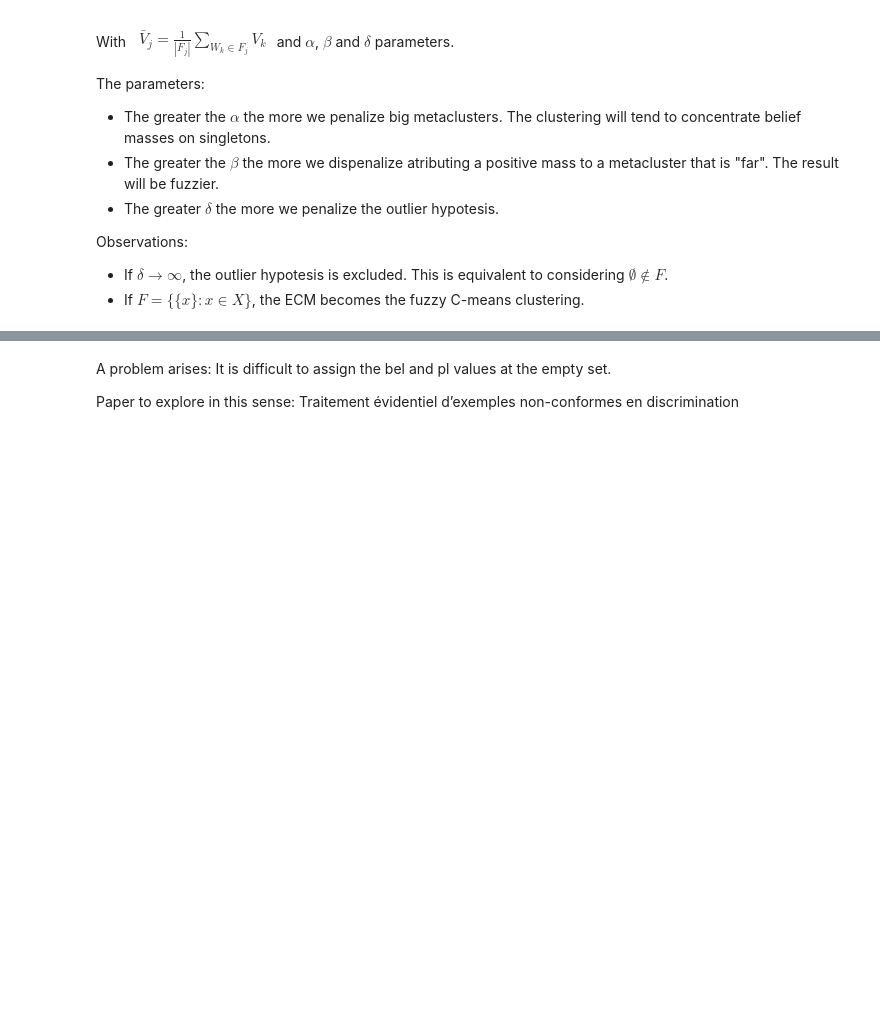
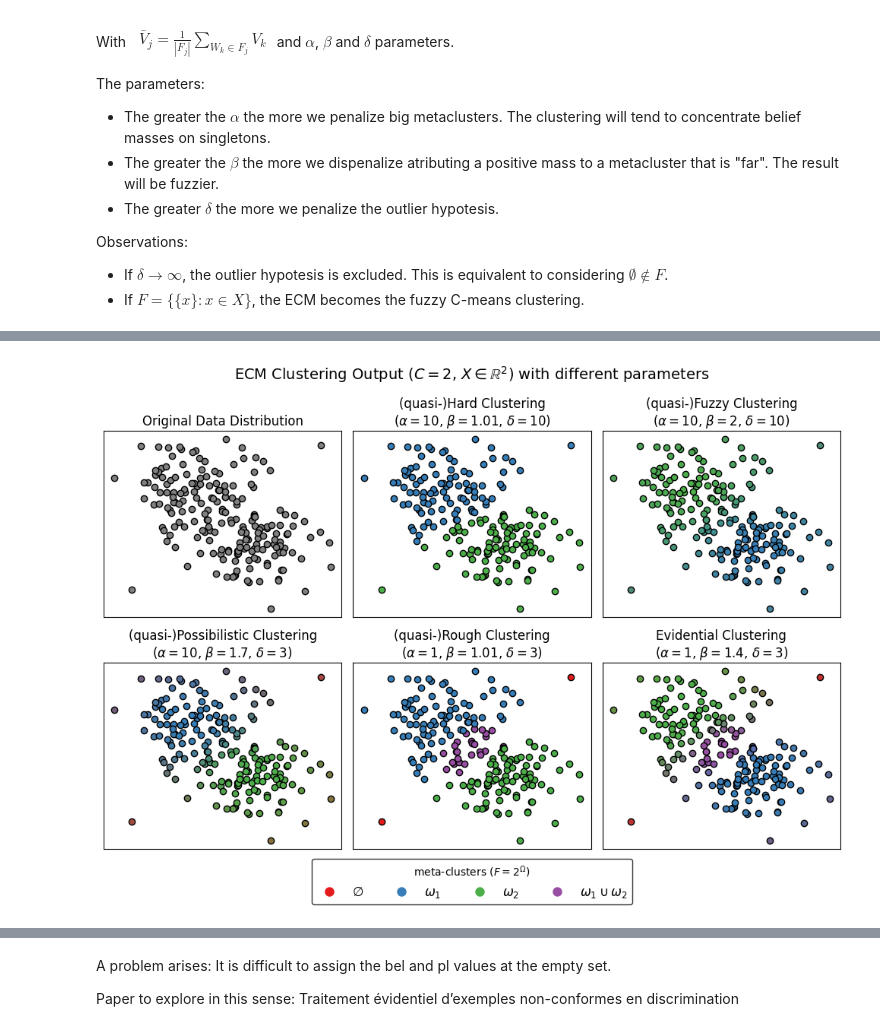
Before and after one commit to victorsouza89/clustering-examples, a Jupyter notebook: clustering_synth.ipynb, the cells around one changed output, grey strips where cells are left out. Drawn from its saved outputs; the diff is of its cells as text; code cells hidden in the pictures; blank space fills up the shorter version.

```diff
--- a/clustering_synth.ipynb
+++ b/clustering_synth.ipynb
@@ -118,0 +124,62 @@ plot_soft_clustering(mass, 'Mass Function', legend=focal_sets)
+# %%
+def plot_parameters(alpha, beta, delta, ax, name):
+    model = ecm(x=features, c=2, beta = beta,  alpha=alpha, delta=delta, disp=False)
+    memberships = model['mass']
+    N = memberships.shape[1]
+
+    # get list of colors
+    cmap = plt.get_cmap('Set1')
+
+    ax.set_yticks([])
+    ax.set_xticks([])
+
+    for point in range(len(features)):
+        color = np.sum([np.array(cmap(i)) * memberships[point, i] for i in range(N)], axis=0)
+        color = np.clip(color, 0, 1)
+
+        ax.scatter(features[point, 0], features[point, 1], c=[color], edgecolors='k')
+
+    ax.set_title(f'{name}\n($\\alpha={alpha}$, $\\beta={beta}$, $\\delta={delta}$)')
+# %%
+fig, axs = plt.subplots(2, 3, figsize=(10, 6.66))
+
+pars = [
+    (10, 1.01, 10),
+    (10, 2, 10),
+    (10, 1.7, 3),
+    (1, 1.01, 3),
+    (1, 1.4, 3),
+]
+
+name = [
+    '(quasi-)Hard Clustering',
+    '(quasi-)Fuzzy Clustering',
+    '(quasi-)Possibilistic Clustering',
+    '(quasi-)Rough Clustering',
+    'Evidential Clustering',
+]
+
+# scatter in gray
+for point in range(len(features)):
+    axs[0, 0].scatter(features[point, 0], features[point, 1], c='gray', edgecolors='k')
+    axs[0, 0].set_yticks([])
+    axs[0, 0].set_xticks([])
+    axs[0, 0].set_title('Original Data Distribution')
+
+for i in range(len(pars)):
+    i +=1
+    plot_parameters(*pars[i-1], axs[i//3, i%3], name[i-1])
+
+fig.suptitle('ECM Clustering Output ($C=2$, $X \in \mathbb{R}^2$) with different parameters', fontsize=14)
+
+fig.tight_layout()
+
+fig.legend(handles=[plt.Line2D([0], [0], marker='o', color='w', label=focal_sets[i],
+                                    markerfacecolor=plt.get_cmap('Set1')(i), markersize=10) for i in range(len(focal_sets))],edgecolor='black',
+                loc='lower center', ncol=len(focal_sets), fontsize='large', title='meta-clusters ($F = 2^\Omega$)', bbox_to_anchor=(0.5, -0.1))
+
+
+# export the plot as a pdf
+plt.savefig('ECM_clustering.pdf', bbox_inches='tight')
+# %% [output]
+[figure, added]
```
Also changed, not shown: parts of 12 cells of this notebook, 9 other files.
